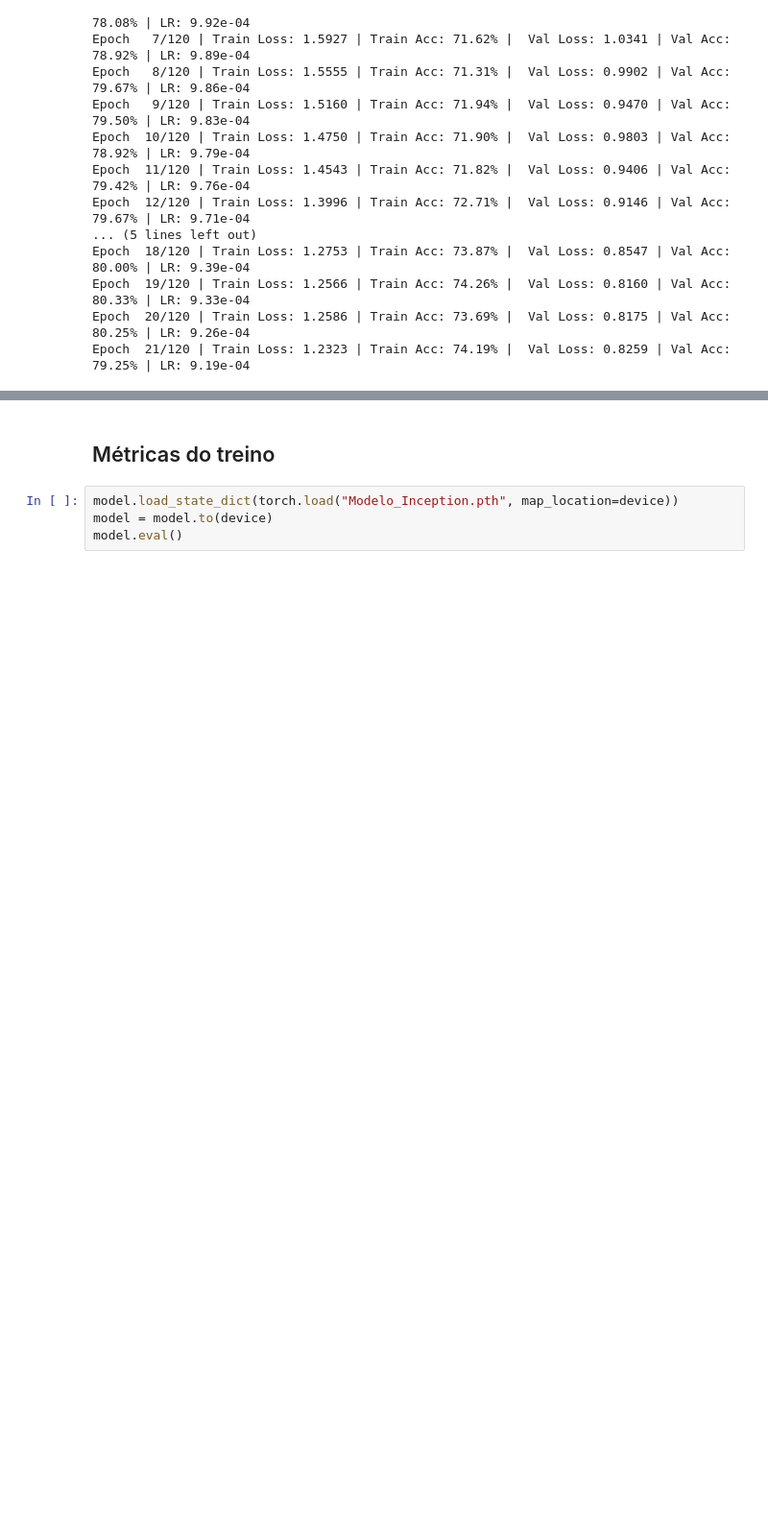
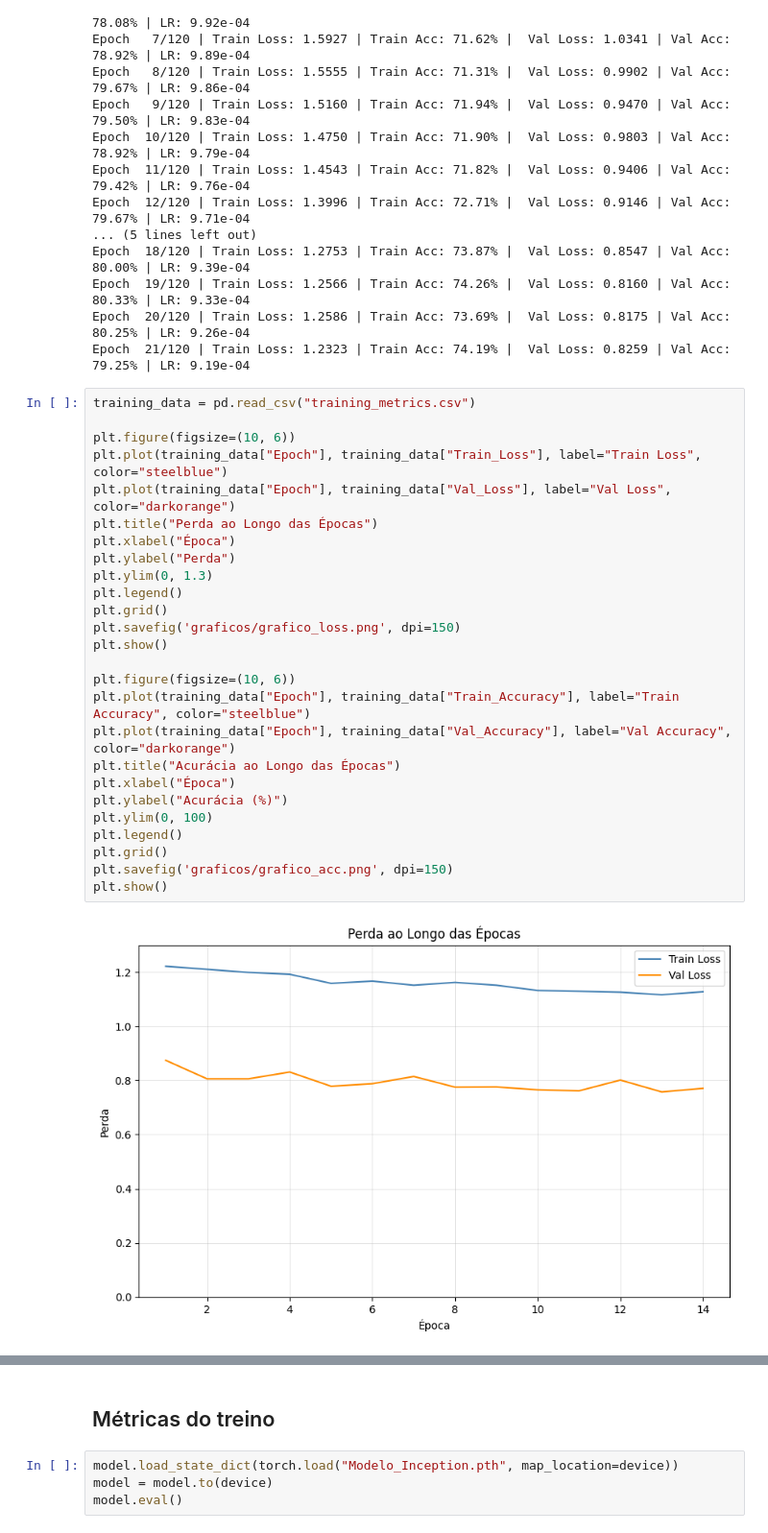
Before and after one commit to Pedrov-b/stanford_dogs_inception_v3, a Jupyter notebook: trabalho_topicos.ipynb, the cells around one changed output, grey strips where cells are left out. Shown at 96% size. Cells and saved outputs as stored; diff of their text form; blank space fills up the shorter version.

```diff
--- a/trabalho_topicos.ipynb
+++ b/trabalho_topicos.ipynb
@@ -297,3 +295,31 @@ Epoch  18/120 | Train Loss: 1.2753 | Train Acc: 73.87% |  Val Loss: 0.8547 | Val
 Epoch  19/120 | Train Loss: 1.2566 | Train Acc: 74.26% |  Val Loss: 0.8160 | Val Acc: 80.33% | LR: 9.33e-04
 Epoch  20/120 | Train Loss: 1.2586 | Train Acc: 73.69% |  Val Loss: 0.8175 | Val Acc: 80.25% | LR: 9.26e-04
 Epoch  21/120 | Train Loss: 1.2323 | Train Acc: 74.19% |  Val Loss: 0.8259 | Val Acc: 79.25% | LR: 9.19e-04
+# %%
+training_data = pd.read_csv("training_metrics.csv")
+
+plt.figure(figsize=(10, 6))
+plt.plot(training_data["Epoch"], training_data["Train_Loss"], label="Train Loss", color="steelblue")
+plt.plot(training_data["Epoch"], training_data["Val_Loss"], label="Val Loss", color="darkorange")
+plt.title("Perda ao Longo das Épocas")
+plt.xlabel("Época")
+plt.ylabel("Perda")
+plt.ylim(0, 1.3)
+plt.legend()
+plt.grid()
+plt.savefig('graficos/grafico_loss.png', dpi=150)
+plt.show()
+
+plt.figure(figsize=(10, 6))
+plt.plot(training_data["Epoch"], training_data["Train_Accuracy"], label="Train Accuracy", color="steelblue")
+plt.plot(training_data["Epoch"], training_data["Val_Accuracy"], label="Val Accuracy", color="darkorange")
+plt.title("Acurácia ao Longo das Épocas")
+plt.xlabel("Época")
+plt.ylabel("Acurácia (%)")
+plt.ylim(0, 100)
+plt.legend()
+plt.grid()
+plt.savefig('graficos/grafico_acc.png', dpi=150)
+plt.show()
+# %% [output]
+[figure, added]
```
Also changed, not shown: parts of 2 cells of this notebook, 2 other files.
